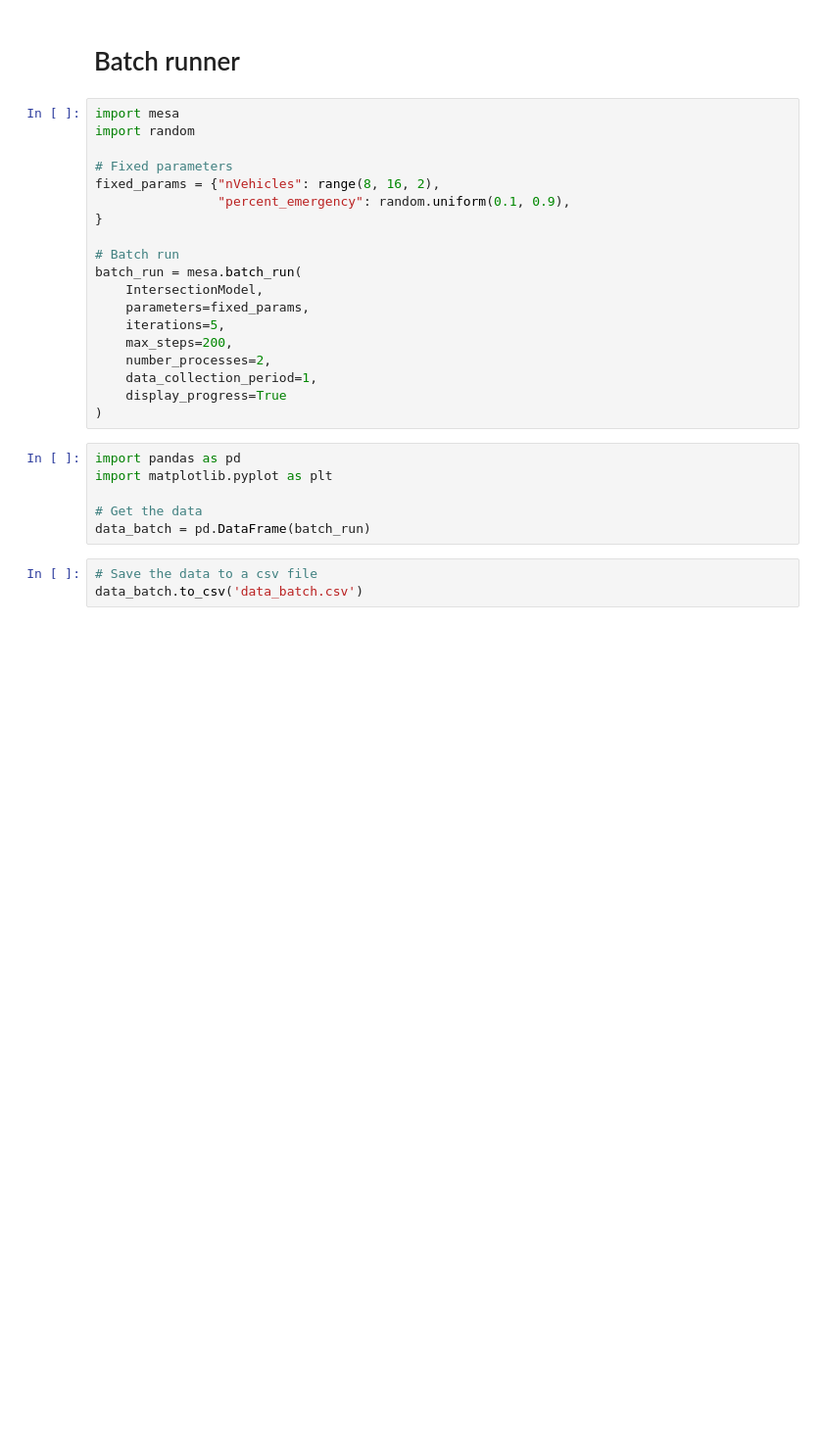
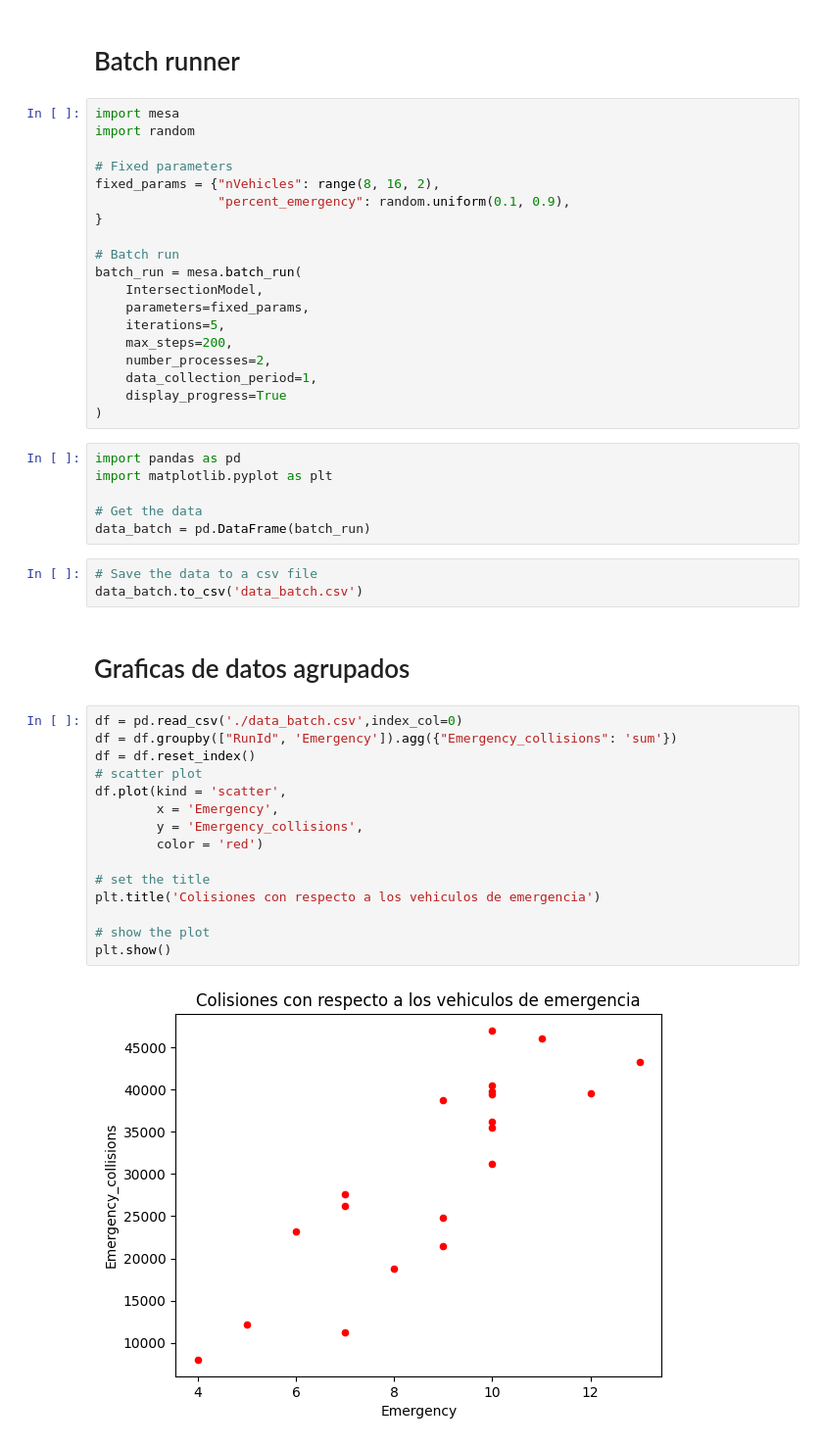
Before and after one commit to sofhdez/multiagentes-mesa, a Jupyter notebook: reto/interseccion/prueba.ipynb, the cells around one changed output. Shown at 98% size. Saved outputs shown, nothing was run; the diff lists cells and outputs as text; blank space fills up the shorter version.

Commit message:
Create graphics

```diff
--- a/reto/interseccion/prueba.ipynb
+++ b/reto/interseccion/prueba.ipynb
@@ -126,3 +126,22 @@ data_batch = pd.DataFrame(batch_run)
 # %%
 # Save the data to a csv file
 data_batch.to_csv('data_batch.csv')
+# %% [markdown]
+# Graficas de datos agrupados
+# %%
+df = pd.read_csv('./data_batch.csv',index_col=0)
+df = df.groupby(["RunId", 'Emergency']).agg({"Emergency_collisions": 'sum'})
+df = df.reset_index()
+# scatter plot
+df.plot(kind = 'scatter',
+        x = 'Emergency',
+        y = 'Emergency_collisions',
+        color = 'red')
+
+# set the title
+plt.title('Colisiones con respecto a los vehiculos de emergencia')
+
+# show the plot
+plt.show()
+# %% [output]
+[figure, added]
```
Also changed, not shown: parts of 7 cells of this notebook, 1 other file.
